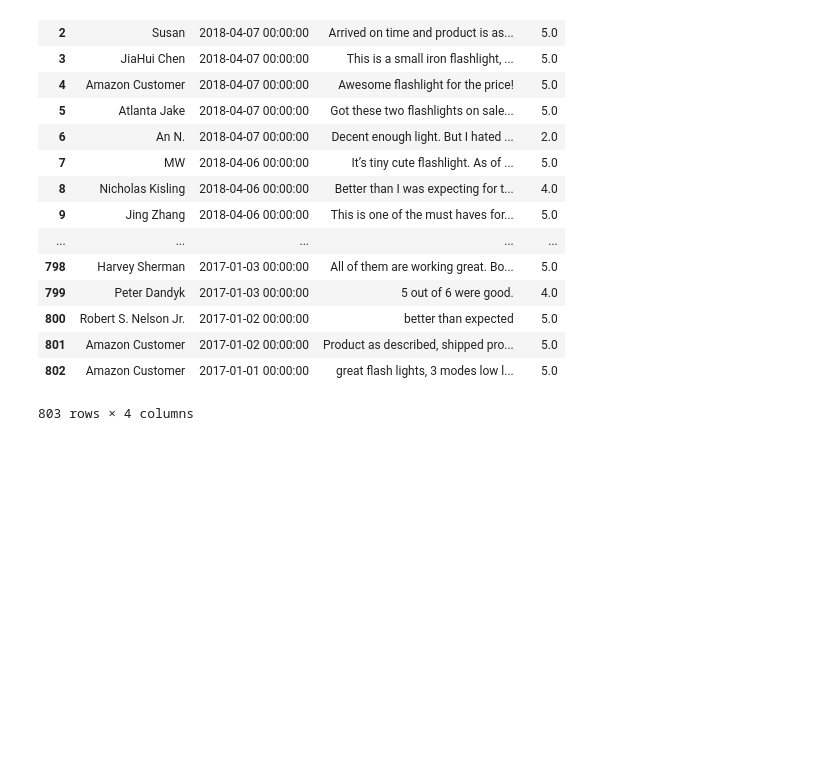
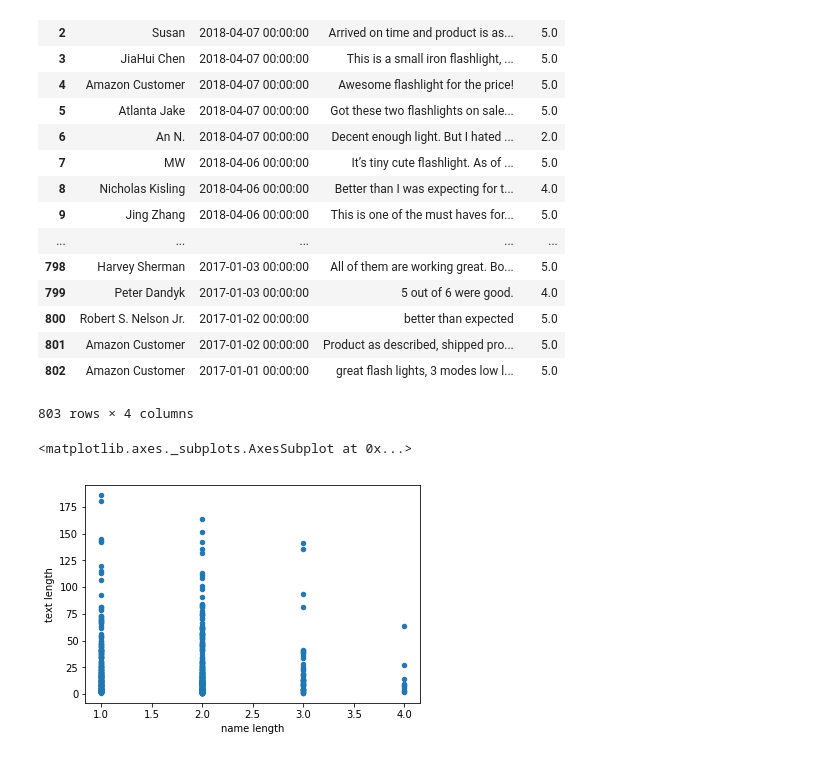
Before and after one commit to nichengzhi/chengzhi_ni, a Jupyter notebook: Assignment_03/Untitled.ipynb, the cells around one changed output. Saved outputs shown, nothing was run; the diff lists cells and outputs as text; code cells hidden in the pictures; blank space fills up the shorter version.

```diff
--- a/Assignment_03/Untitled.ipynb
+++ b/Assignment_03/Untitled.ipynb
@@ -37,3 +37,14 @@ review_list
 | 801 | Amazon Customer | 2017-01-02 00:00:00 | Product as described, shipped pro... | 5.0 |
 | 802 | Amazon Customer | 2017-01-01 00:00:00 | great flash lights, 3 modes low l... | 5.0 |
 803 rows × 4 columns
+# %%
+#detect fake reviews
+review_list['text length'] = review_list['text'].apply(lambda x: len(x.split()))
+review_list['name length'] = review_list['name'].apply(lambda x: len(x.split()))
+# %%
+full_star_review = review_list[(review_list.score == 5.0)]
+# %%
+full_star_review.plot.scatter(x='name length', y='text length')
+# %% [output]
+<matplotlib.axes._subplots.AxesSubplot at 0x...>
+[figure, added]
```
Also changed, not shown: parts of 12 cells of this notebook.
